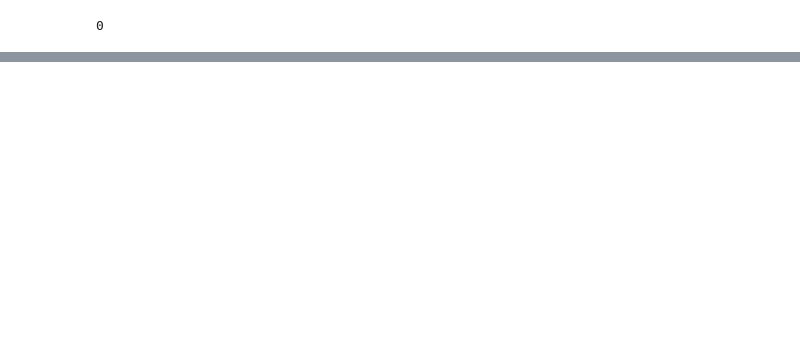
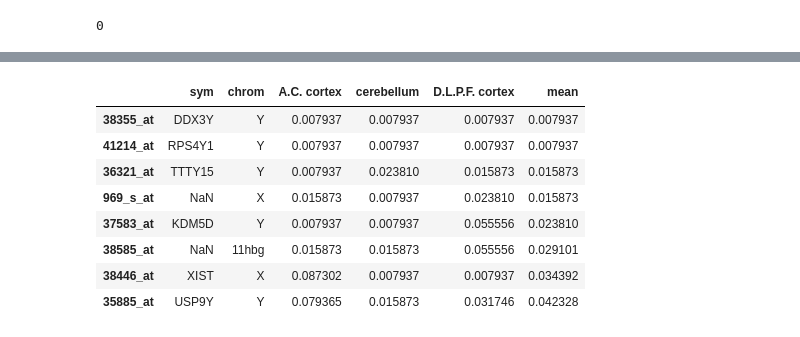
Before and after one commit to unique-subedi/604-gene-expression, a Jupyter notebook: Xinhe_gene_expression_master.ipynb, the cells around one changed output, grey strips where cells are left out. Cells and saved outputs as stored; diff of their text form; code cells hidden in the pictures; blank space fills up the shorter version.

```diff
--- a/Xinhe_gene_expression_master.ipynb
+++ b/Xinhe_gene_expression_master.ipynb
@@ -231,2 +229,5 @@ genes.loc[p_values_mean[p_values.min(axis=1) <= 0.008].sort_values(by=['mean'],
 # %%
-genes.loc[p_values_mean[p_values.mean(axis=1) <= 0.08].sort_values(by=['mean'], axis=0).index].loc[:, ['sym','chrom']]
+df_m = pd.concat([
+    genes.loc[p_values_mean[p_values.mean(axis=1) <= 0.1].sort_values(by=['mean'], axis=0).index].loc[:, ['sym','chrom']],
+    p_values_mean[p_values.mean(axis=1) <= 0.1].sort_values(by=['mean'], axis=0)
+    ], axis=1)
@@ -252,2 +234,5 @@ genes.loc[p_values_mean[p_values.mean(axis=1) <= 0.08].sort_values(by=['mean'],
 # %%
-df_m = genes.loc[p_values_mean[p_values.mean(axis=1) <= 0.1].sort_values(by=['mean'], axis=0).index].loc[:, ['sym','chrom']]
+df_i = pd.concat([
+    genes.loc[p_values_mean[p_values.mean(axis=1) <= 0.1].sort_values(by=['mean'], axis=0).index].loc[:, ['sym','chrom']],
+    p_values_mean[p_values.mean(axis=1) <= 0.1].sort_values(by=['mean'], axis=0)
+    ], axis=1)
@@ -276,0 +260,12 @@ print(df_i)
+# %%
+df_m[df_m['mean'] <= 0.05]
+# %% [output]
+|  | sym | chrom | A.C. cortex | cerebellum | D.L.P.F. cortex | mean |
+| 38355_at | DDX3Y | Y | 0.007937 | 0.007937 | 0.007937 | 0.007937 |
+| 41214_at | RPS4Y1 | Y | 0.007937 | 0.007937 | 0.007937 | 0.007937 |
+| 36321_at | TTTY15 | Y | 0.007937 | 0.023810 | 0.015873 | 0.015873 |
+| 969_s_at | NaN | X | 0.015873 | 0.007937 | 0.023810 | 0.015873 |
+| 37583_at | KDM5D | Y | 0.007937 | 0.007937 | 0.055556 | 0.023810 |
+| 38585_at | NaN | 11hbg | 0.015873 | 0.015873 | 0.055556 | 0.029101 |
+| 38446_at | XIST | X | 0.087302 | 0.007937 | 0.007937 | 0.034392 |
+| 35885_at | USP9Y | Y | 0.079365 | 0.015873 | 0.031746 | 0.042328 |
```
Also changed, not shown: parts of 14 cells of this notebook.
